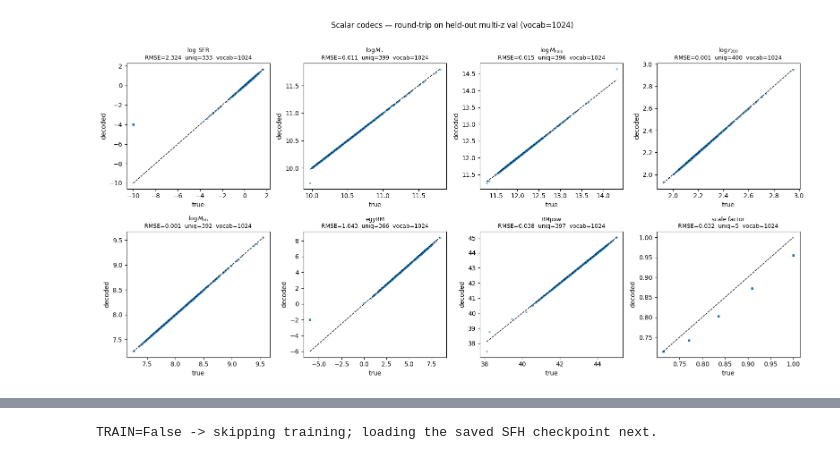
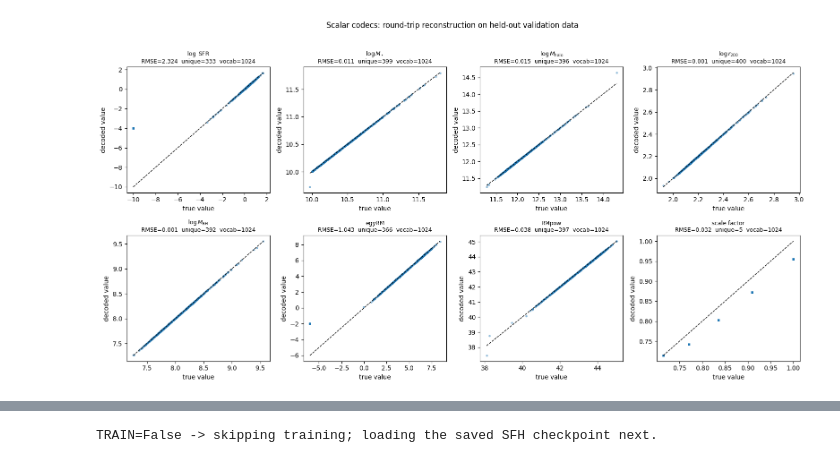
Before and after one commit to yueyingn/Multimodal-galaxy-tutorial, a Jupyter notebook: tutorial-1-codecs.ipynb, the cells around one changed output, grey strips where cells are left out. Saved outputs shown, nothing was run; the diff lists cells and outputs as text; code cells hidden in the pictures.

```diff
--- a/tutorial-1-codecs.ipynb
+++ b/tutorial-1-codecs.ipynb
@@ -108,22 +168,26 @@ from sim.modalities import (
     SimSFR, SimMstar, SimMhalo, SimR200, SimMbh, SimEgyRM, SimRMpow, SimRedshift,
 )
 
-# Held-out validation set: 500 galaxies, 100 per redshift (z=0.0-0.4), fair-sampled.
-# The SAME fixed IMG_NORM is applied here as during training -> in-distribution images.
+# Held-out validation set:
+# 500 galaxies total, 100 per redshift from z=0.0 to z=0.4.
+# Use the same fixed image normalization as training so validation images remain in-distribution.
 val_ds = GalaxyDataset([VAL_FILE], normalize_images=True, img_norm=IMG_NORM)
 zred = np.round(1.0 / val_ds.scale_factor.numpy() - 1.0, 2)
+
 # one representative galaxy per redshift for the reconstruction panels
 reps = [int(np.where(zred == zz)[0][0]) for zz in sorted(set(zred.tolist()))]
 
 if TRAIN:
     # The full multi-redshift training set (19,118 galaxies across 5 snapshots).
     train_ds = GalaxyDataset(TRAIN_FILES, normalize_images=True, img_norm=IMG_NORM)
-    print(f"train={len(train_ds)}  val={len(val_ds)}  redshifts={sorted(set(zred.tolist()))}")
+    print(f"train={len(train_ds)}  val={len(val_ds)}",f"redshifts={[round(float(z), 2) for z in sorted(set(zred.tolist()))]}")
 else:
     train_ds = None
-    print(f"LOAD pass: val={len(val_ds)} galaxies  redshifts={sorted(set(zred.tolist()))}")
+    print(
+    f"LOAD pass: val={len(val_ds)} galaxies,", f"redshifts={[round(float(z), 2) for z in sorted(set(zred.tolist()))]}")
 
-# Fixed axes shared by all galaxies (needed by the 1-D codecs on decode).
+# Fixed axes shared by all galaxies.
+# These are required by the 1-D codecs during decoding.
 time_grid   = val_ds.sfh[0, 0, :].clone()
 radius_grid = val_ds.gas_prof[0, 0, :].clone()
 # %% [output]
@@ -268,21 +467,48 @@ loaded scalar codecs: ['sim_sfr', 'sim_mstar', 'sim_mhalo', 'sim_r200', 'sim_mbh
 # %%
-# Round-trip on the held-out VAL split: encode -> token -> decode, compare to truth.
+# Check the scalar codecs on the held-out validation split.
+#
+# For each scalar modality, we do a full round trip:
+#
+#     true scalar value -> encode -> integer token -> decode -> reconstructed scalar value
+#
+# Since these are quantile codecs, the decoded value is an approximate representative
+# value for the token bin, not an exact reconstruction of the original scalar.
+
 fig, axes = plt.subplots(2, 4, figsize=(16, 8))
-for ax, (name, (mk, Mod, attr, lab)) in zip(axes.flat, scalar_specs.items()):
-    v = getattr(val_ds, attr).unsqueeze(-1)
-    tok = scalar_codecs[name].encode(Mod(value=v))
-    rec = scalar_codecs[name].decode(tok).value.squeeze(-1)
-    tru = v.squeeze(-1)
-    ax.scatter(tru.numpy(), rec.numpy(), s=6, alpha=0.4)
-    lo, hi = tru.min().item(), tru.max().item()
+
+for ax, (name, (make_codec, Modality, attr, label)) in zip(axes.flat, scalar_specs.items()):
+    codec = scalar_codecs[name]
+
+    # Get the validation values for this scalar.
+    # Shape: [N] -> [N, 1], because the modality wrapper expects a feature dimension.
+    true_values = getattr(val_ds, attr).unsqueeze(-1)
+
+    # Encode scalar values into token IDs, then decode the tokens back to scalar values.
+    tokens = codec.encode(Modality(value=true_values))
+    decoded_values = codec.decode(tokens).value.squeeze(-1)
+
+    true_values = true_values.squeeze(-1)
+
+    # Plot true value versus decoded value.
+    ax.scatter(true_values.cpu().numpy(),decoded_values.cpu().numpy(),s=6,alpha=0.4,)
+
+    # Add the ideal y = x line.
+    lo = true_values.min().item()
+    hi = true_values.max().item()
     ax.plot([lo, hi], [lo, hi], "k--", lw=1)
-    rmse = float(((tru - rec) ** 2).mean().sqrt())
-    uniq = int(torch.unique(tok, dim=0).shape[0])
-    ax.set_title(f"{lab}\nRMSE={rmse:.3f}  uniq={uniq}  vocab={scalar_codecs[name].quantizer.codebook_size}",
-                 fontsize=9)
-    ax.set_xlabel("true"); ax.set_ylabel("decoded")
-fig.suptitle("Scalar codecs — round-trip on held-out multi-z val (vocab=1024)", y=1.01)
-fig.tight_layout(); plt.show()
+
+    # Simple reconstruction diagnostics.
+    rmse = torch.sqrt(torch.mean((true_values - decoded_values) ** 2)).item()
+    n_unique_tokens = torch.unique(tokens).numel()
+    vocab_size = codec.quantizer.codebook_size
+
+    ax.set_title(f"{label}\nRMSE={rmse:.3f}  unique={n_unique_tokens}  vocab={vocab_size}",fontsize=9,)
+    ax.set_xlabel("true value")
+    ax.set_ylabel("decoded value")
+
+fig.suptitle("Scalar codecs: round-trip reconstruction on held-out validation data",y=1.02,)
+fig.tight_layout()
+plt.show()
 # %% [output]
-[figure, old version]
+[figure, new version]
 # %% [markdown]
```
Also changed, not shown: parts of 29 cells of this notebook, 1 other file.
